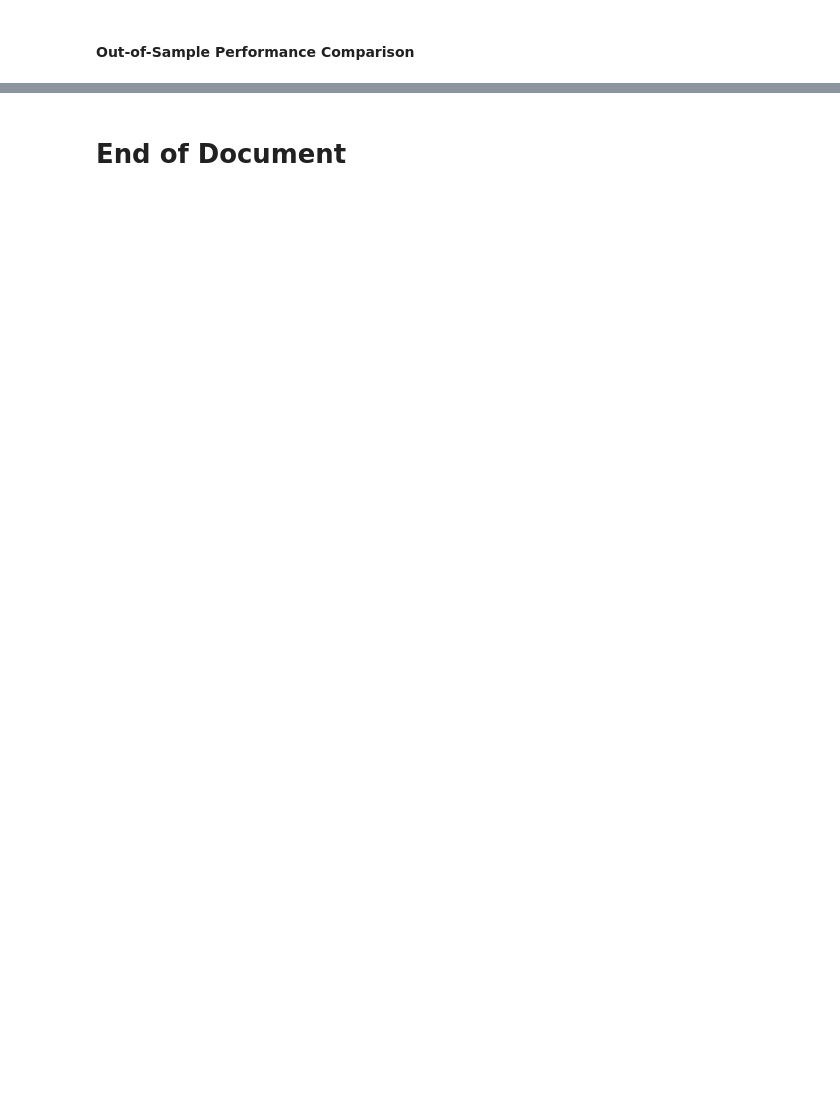
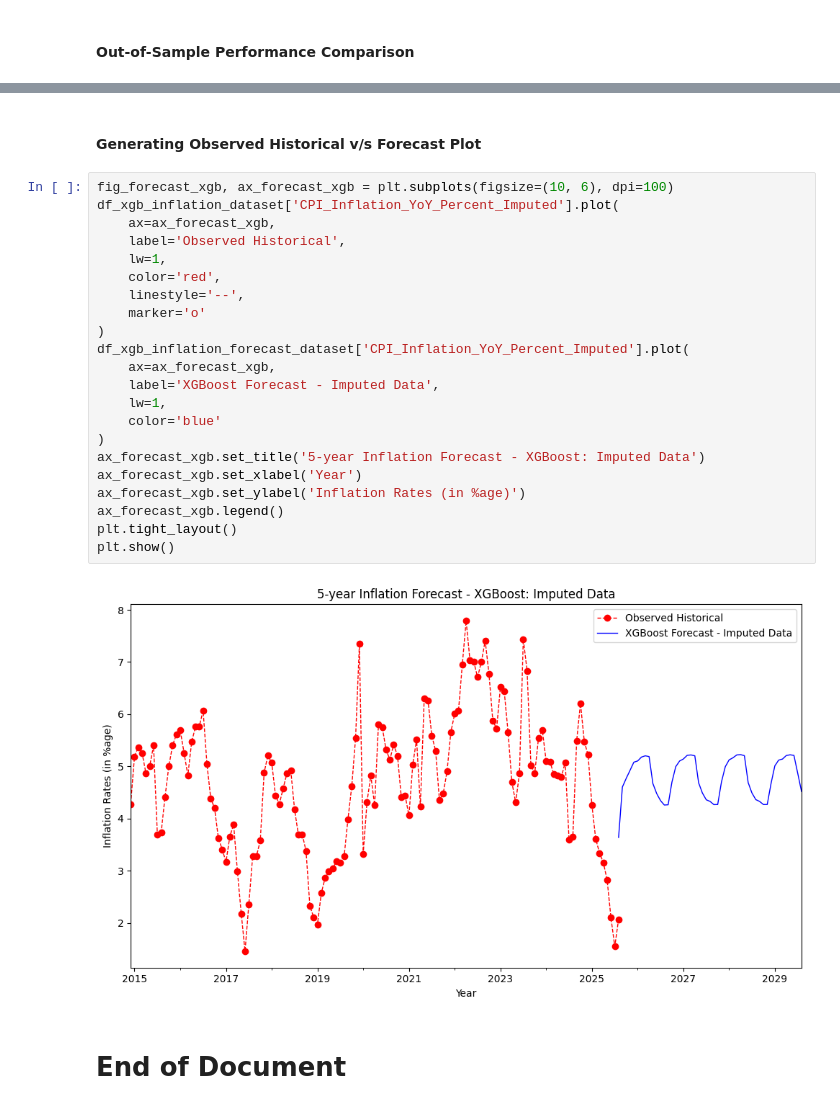
Before and after one commit to thenaivecoder89/statistical_and_machine_learning_models, a Jupyter notebook: inflation/arima_sarima_xgboost/Comparative_analysis_report_on_sarimax_xgb_on_inflation_dataset.ipynb, the cells around one changed output, grey strips where cells are left out. Saved outputs shown, nothing was run; the diff lists cells and outputs as text; blank space fills up the shorter version.

```diff
--- a/inflation/arima_sarima_xgboost/Comparative_analysis_report_on_sarimax_xgb_on_inflation_dataset.ipynb
+++ b/inflation/arima_sarima_xgboost/Comparative_analysis_report_on_sarimax_xgb_on_inflation_dataset.ipynb
@@ -1981,2 +2093,28 @@ plt.show()
+# %% [markdown]
+#### **Generating Observed Historical v/s Forecast Plot**
+# %%
+fig_forecast_xgb, ax_forecast_xgb = plt.subplots(figsize=(10, 6), dpi=100)
+df_xgb_inflation_dataset['CPI_Inflation_YoY_Percent_Imputed'].plot(
+    ax=ax_forecast_xgb,
+    label='Observed Historical',
+    lw=1,
+    color='red',
+    linestyle='--',
+    marker='o'
+)
+df_xgb_inflation_forecast_dataset['CPI_Inflation_YoY_Percent_Imputed'].plot(
+    ax=ax_forecast_xgb,
+    label='XGBoost Forecast - Imputed Data',
+    lw=1,
+    color='blue'
+)
+ax_forecast_xgb.set_title('5-year Inflation Forecast - XGBoost: Imputed Data')
+ax_forecast_xgb.set_xlabel('Year')
+ax_forecast_xgb.set_ylabel('Inflation Rates (in %age)')
+ax_forecast_xgb.legend()
+plt.tight_layout()
+plt.show()
+# %% [output]
+[figure, added]
 # %% [markdown]
 # **End of Document**
```
Also changed, not shown: parts of 10 cells of this notebook.
